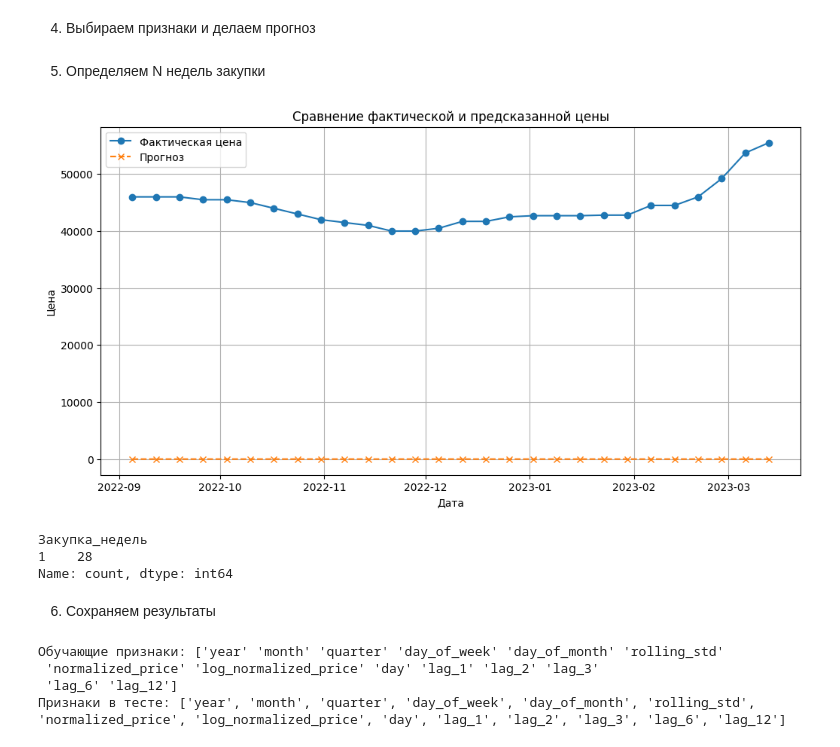
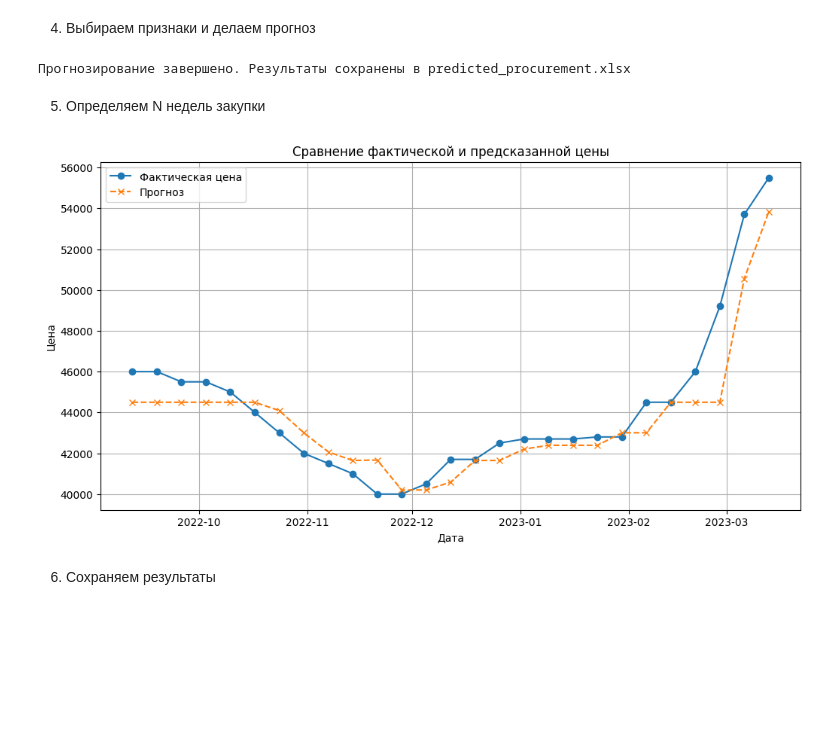
Before and after one commit to tmwsw/MGC, a Jupyter notebook: test_model.ipynb, the cells around one changed output. Drawn from its saved outputs; the diff is of its cells as text; code cells hidden in the pictures; blank space fills up the shorter version.

```diff
--- a/test_model.ipynb
+++ b/test_model.ipynb
@@ -56,66 +31,45 @@ For example, when doing 'df[col].method(value, inplace=True)', try using 'df.met
-# %%
-# Нормализованные цены
-test_df["normalized_price"] = (test_df["Price"] - test_df["Price"].mean()) / test_df["Price"].std()
-test_df["log_normalized_price"] = np.log1p(test_df["normalized_price"].abs()) * np.sign(test_df["normalized_price"])
-
-# Заполняем пропущенные значения
-test_df.fillna(method="bfill", inplace=True)
-test_df.fillna(0, inplace=True)  # На случай, если bfill не сработал
+# %%
+# 4️⃣ Выбираем признаки
+X_test = test_df[['Price_source']].iloc[1:, :]
+
+# 5️⃣ Прогнозирование
+test_df = test_df.iloc[1:, :]
+test_df["Predicted_Price"] = np.expm1(model.predict(X_test))
+# %%
+# 6️⃣ Определяем количество недель закупки
+def calculate_weeks(row):
+    if row["Predicted_Price"] > row["Price"] * 1.02:
+        return 6  # Цена растёт (+2%)
+    elif row["Predicted_Price"] > row["Price"]:
+        return 4  # Незначительный рост
+    elif row["Predicted_Price"] < row["Price"] * 0.98:
+        return 1  # Цена падает (-2%)
+    else:
+        return 3  # Стабильная цена → средний объём закупки
+
+test_df["Weeks_to_Procure"] = test_df.apply(calculate_weeks, axis=1)
 # %% [markdown]
 4. Выбираем признаки и делаем прогноз
-# %%
-# Подготовка тестовых данных (порядок фичей как в обучении!)
-feature_columns = [
-    "year", "month", "quarter", "day_of_week", "day_of_month",
-    "rolling_std", "normalized_price", "log_normalized_price", "day",
-    "lag_1", "lag_2", "lag_3", "lag_6", "lag_12"
-]
-X_test = test_df[feature_columns]
-
-# Прогнозирование
-test_df["Прогноз_цены"] = model.predict(X_test)
+# %%
+# 7️⃣ Сохранение результата
+test_df.to_excel("predicted_procurement.xlsx", index=False)
+print("Прогнозирование завершено. Результаты сохранены в predicted_procurement.xlsx")
+# %% [output]
+Прогнозирование завершено. Результаты сохранены в predicted_procurement.xlsx
 # %% [markdown]
 5. Определяем N недель закупки
 # %%
-# Визуализация фактических и предсказанных цен
+# 7️⃣ Визуализация фактических и предсказанных цен
 plt.figure(figsize=(12, 6))
 plt.plot(test_df["dt"], test_df["Price"], label="Фактическая цена", marker='o')
-plt.plot(test_df["dt"], test_df["Прогноз_цены"], label="Прогноз", linestyle='dashed', marker='x')
+plt.plot(test_df["dt"], test_df["Predicted_Price"], label="Прогноз", linestyle='dashed', marker='x')
 plt.legend()
 plt.xlabel("Дата")
 plt.ylabel("Цена")
 plt.title("Сравнение фактической и предсказанной цены")
 plt.grid()
 plt.show()
 # %% [output]
-[figure, old version]
+[figure, new version]
-# %%
-# Проверка распределения закупки
-def calculate_weeks(row):
-    if row["Прогноз_цены"] > row["Price"] * 1.02:
-        return 6
-    elif row["Прогноз_цены"] > row["Price"]:
-        return 4
-    elif row["Прогноз_цены"] < row["Price"] * 0.98:
-        return 1
-    else:
-        return 3
-
-test_df["Закупка_недель"] = test_df.apply(calculate_weeks, axis=1)
-
-# Анализ распределения решений по закупке
-print(test_df["Закупка_недель"].value_counts())
-# %% [output]
-Закупка_недель
-1    28
-Name: count, dtype: int64
 # %% [markdown]
 6. Сохраняем результаты
-# %%
-print("Обучающие признаки:", model.feature_names_in_)
-print("Признаки в тесте:", list(X_test.columns))
-# %% [output]
-Обучающие признаки: ['year' 'month' 'quarter' 'day_of_week' 'day_of_month' 'rolling_std'
- 'normalized_price' 'log_normalized_price' 'day' 'lag_1' 'lag_2' 'lag_3'
- 'lag_6' 'lag_12']
-Признаки в тесте: ['year', 'month', 'quarter', 'day_of_week', 'day_of_month', 'rolling_std', 'normalized_price', 'log_normalized_price', 'day', 'lag_1', 'lag_2', 'lag_3', 'lag_6', 'lag_12']
```
Also changed, not shown: parts of 9 cells of this notebook, 32 other files.
